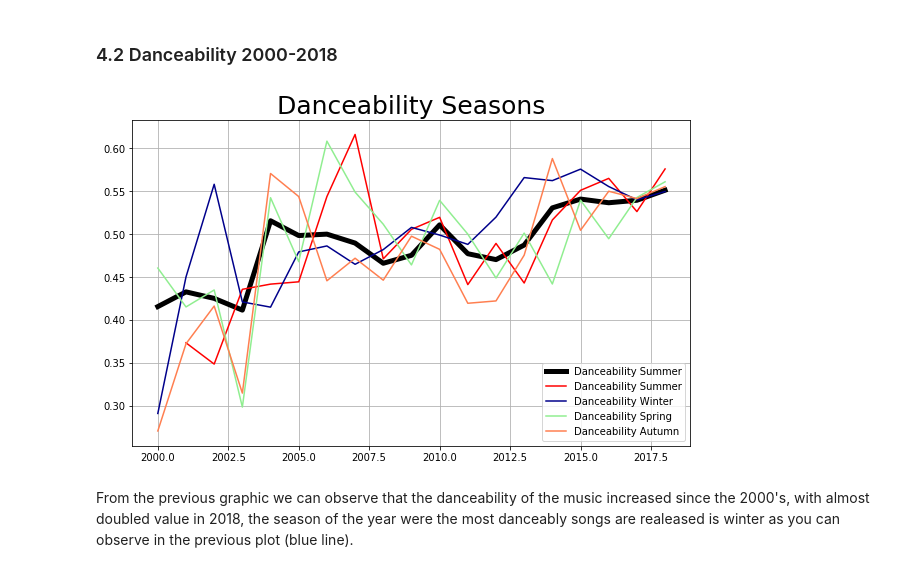
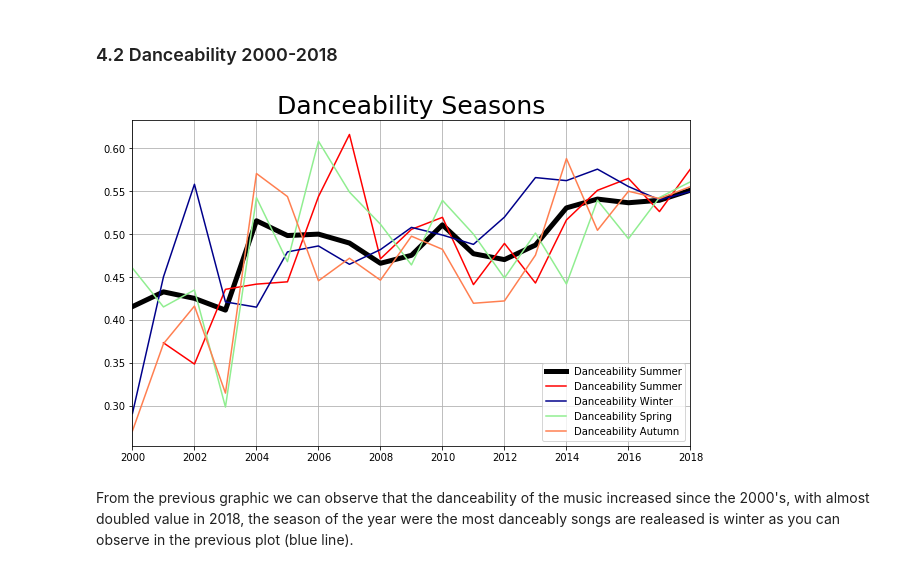
Before and after one commit to AndresMontero/Project, a Jupyter notebook: src/main.ipynb, the cells around one changed output. Cells and saved outputs as stored; diff of their text form; code cells hidden in the pictures.

```diff
--- a/src/main.ipynb
+++ b/src/main.ipynb
@@ -744,6 +744,7 @@ tracks_albums_total_valence = tracks_albums_total[['valence']]
 
 def valence_seasons():
     plt.grid()
+    plt.xlim(2000,2018)
     sns.lineplot(data=tracks_albums_total_valence["valence"],
                  color="black", label="Valence Total", linewidth=5)
     sns.lineplot(data=tracks_albums_summer_year_mean_valence["valence"],
@@ -767,34 +768,35 @@ tracks_albums_summer_year_mean = tracks_albums_summer_year.groupby('year').mean(
 tracks_albums_summer_year_mean_danceability = tracks_albums_summer_year_mean[['danceability']]
 
 tracks_albums_winter_year_mean = tracks_albums_winter_year.groupby('year').mean()
 tracks_albums_winter_year_mean_danceability = tracks_albums_winter_year_mean[['danceability']]
 
 tracks_albums_spring_year_mean = tracks_albums_spring_year.groupby('year').mean()
 tracks_albums_spring_year_mean_danceability = tracks_albums_spring_year_mean[['danceability']]
 
 tracks_albums_autumn_year_mean = tracks_albums_autumn_year.groupby('year').mean()
 tracks_albums_autumn_year_mean_danceability = tracks_albums_autumn_year_mean[['danceability']]
 
 tracks_albums_total = tracks_albums.groupby([(tracks_albums['album_date_released'].dt.year.rename('year'))\
                                                            ]).mean()
 tracks_albums_total_valence = tracks_albums_total[['danceability']]
 
 def valence_seasons():
     plt.grid()
+    plt.xlim(2000,2018)
     sns.lineplot(data=tracks_albums_total_valence["danceability"],
                  color="black", label="Danceability Summer", linewidth=5)
     sns.lineplot(data=tracks_albums_summer_year_mean_danceability["danceability"],
                  color="red", label="Danceability Summer")
     sns.lineplot(data=tracks_albums_winter_year_mean_danceability["danceability"],
                  color="darkblue", label="Danceability Winter")
     sns.lineplot(data=tracks_albums_spring_year_mean_danceability["danceability"],
                  color="lightgreen", label="Danceability Spring")
     return sns.lineplot(data=tracks_albums_autumn_year_mean_danceability["danceability"],
                         color="coral", label="Danceability Autumn")
 
 std_plot(valence_seasons, title='Danceability Seasons')
 # %% [output]
-[figure, old version]
+[figure, new version]
 # %% [markdown]
 From the previous graphic we can observe that the danceability of the music increased since the 2000's, with almost doubled value in 2018, the season of the year were the most danceably songs are realeased is winter as you can observe in the previous plot (blue line).
 # %% [markdown]
```
Also changed, not shown: parts of 6 cells of this notebook, 9 other files.
